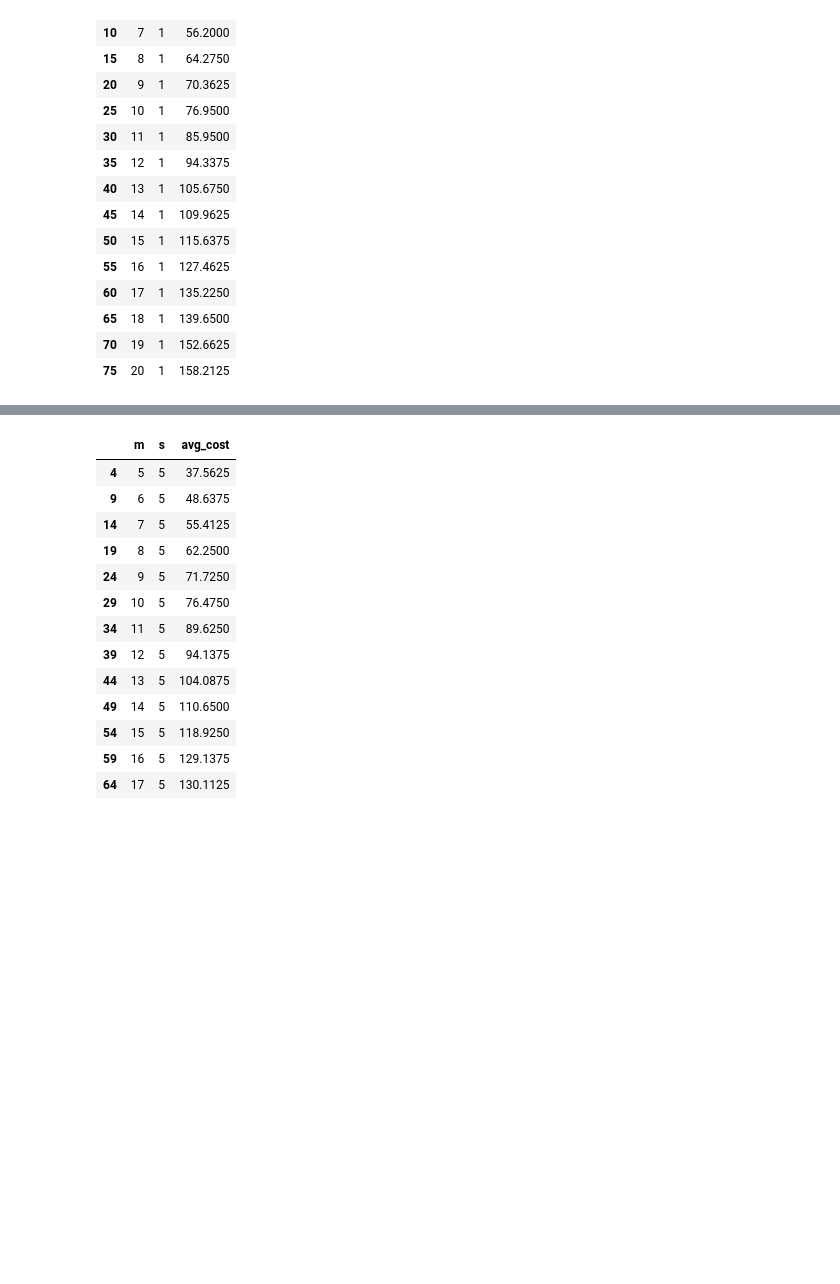
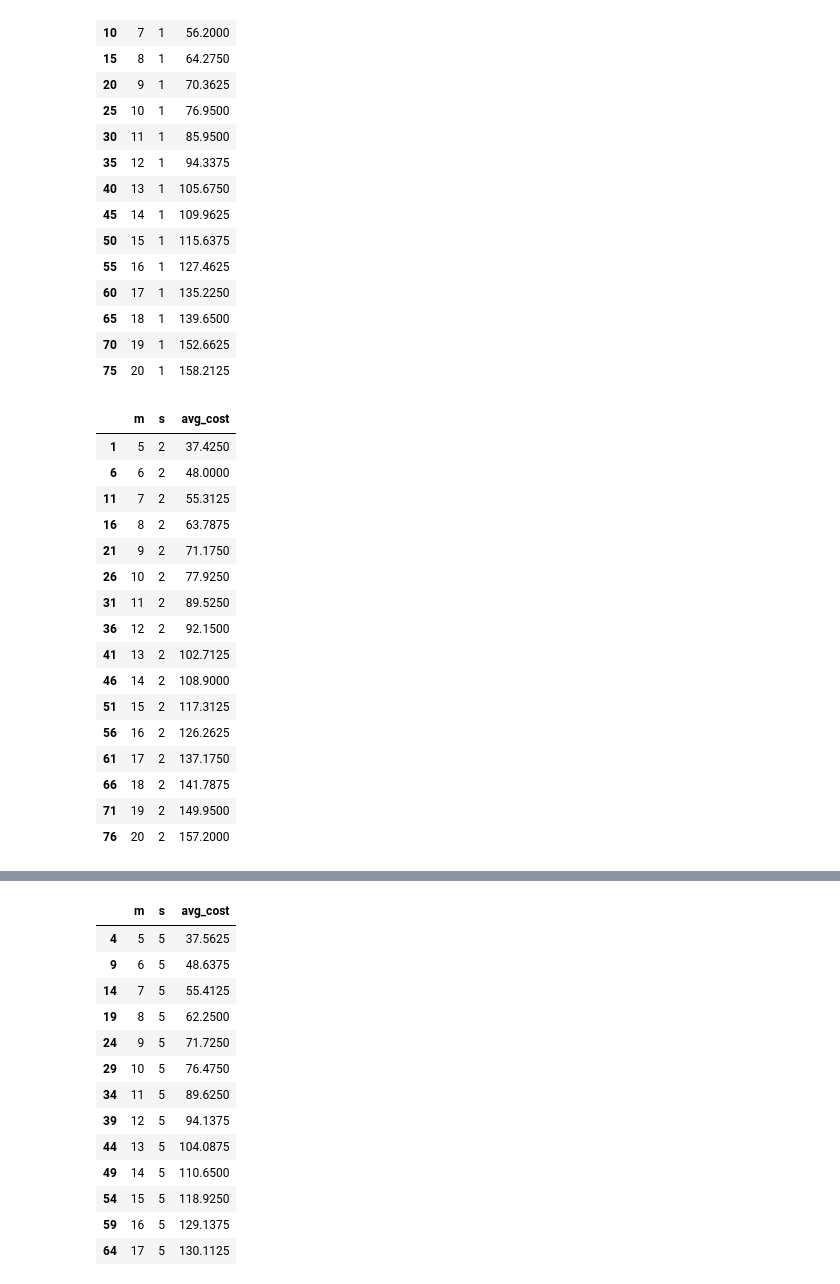
Before and after one commit to quasimuzzle/Queuein-Theory-Python, a Jupyter notebook: manufacturing_system.ipynb, the cells around one changed output, grey strips where cells are left out. Cells and saved outputs as stored; diff of their text form; code cells hidden in the pictures; blank space fills up the shorter version.

```diff
--- a/manufacturing_system.ipynb
+++ b/manufacturing_system.ipynb
@@ -136,5 +136,25 @@ avg_cost_1
 | 75 | 20 | 1 | 158.2125 |
 # %%
 # Ожидаемая средняя затрата в час, если в системе m станков и 2 ремонтника
+avg_cost_2 = data.loc[data['s'] == 2]
+avg_cost_2
+# %% [output]
+|  | m | s | avg_cost |
+| 1 | 5 | 2 | 37.4250 |
+| 6 | 6 | 2 | 48.0000 |
+| 11 | 7 | 2 | 55.3125 |
+| 16 | 8 | 2 | 63.7875 |
+| 21 | 9 | 2 | 71.1750 |
+| 26 | 10 | 2 | 77.9250 |
+| 31 | 11 | 2 | 89.5250 |
+| 36 | 12 | 2 | 92.1500 |
+| 41 | 13 | 2 | 102.7125 |
+| 46 | 14 | 2 | 108.9000 |
+| 51 | 15 | 2 | 117.3125 |
+| 56 | 16 | 2 | 126.2625 |
+| 61 | 17 | 2 | 137.1750 |
+| 66 | 18 | 2 | 141.7875 |
+| 71 | 19 | 2 | 149.9500 |
+| 76 | 20 | 2 | 157.2000 |
 # %%
 # Ожидаемая средняя затрата в час, если в системе m станков и 3 ремонтника
```
Also changed, not shown: parts of 4 cells of this notebook.
